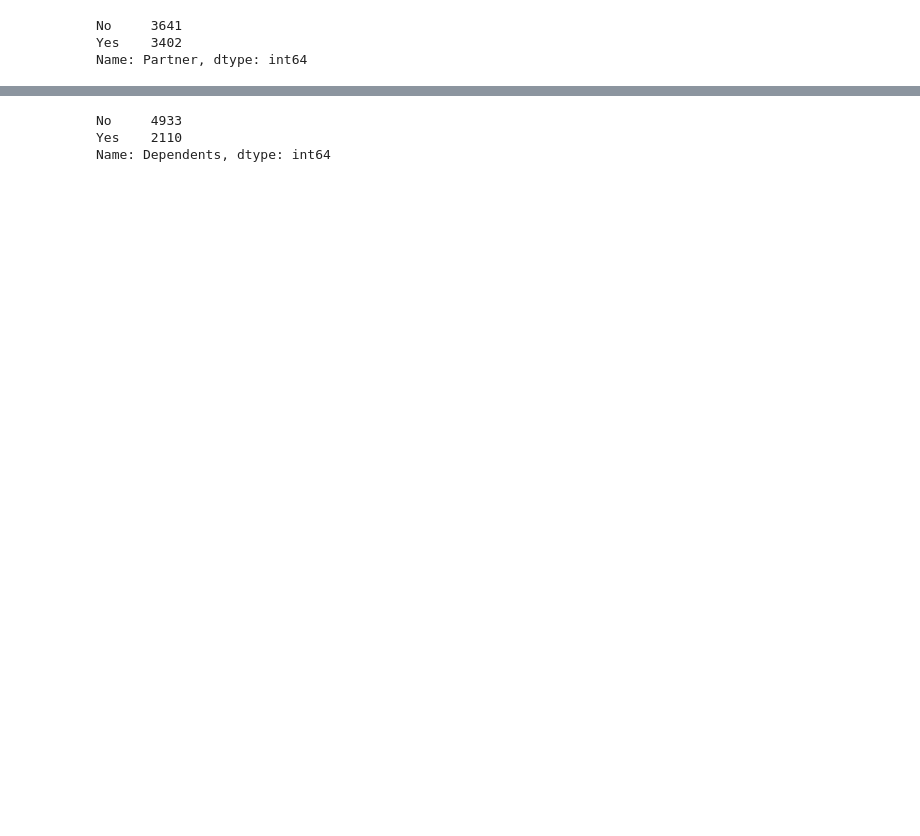
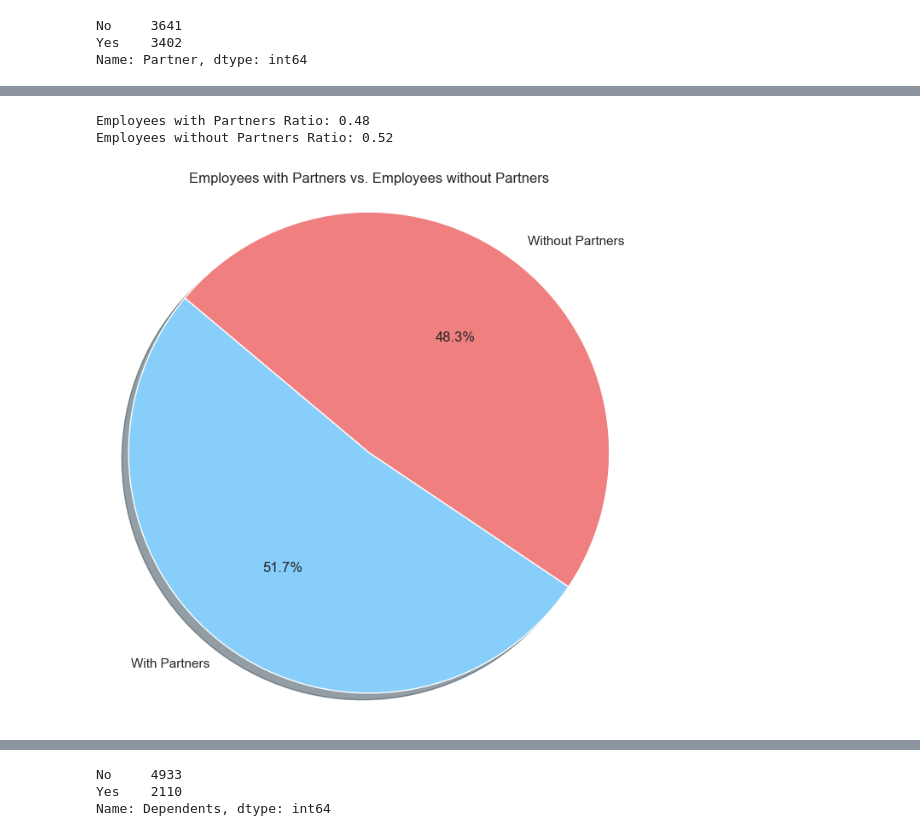
Before and after one commit to MrBinit/Supervised-Learning, a Jupyter notebook: logistic regression/b.ipynb, the cells around one changed output, grey strips where cells are left out. Drawn from its saved outputs; the diff is of its cells as text; code cells hidden in the pictures; blank space fills up the shorter version.

```diff
--- a/logistic regression/b.ipynb
+++ b/logistic regression/b.ipynb
@@ -173,3 +246,11 @@ df.Partner.value_counts()
 No     3641
 Yes    3402
 Name: Partner, dtype: int64
+# %%
+def Partner (x):
+    if x == 'No':
+        return 'no_partner'
+    else:
+        return 'yes_partner'
+df['Partner'] = df['Partner'].apply(Partner)
+df
@@ -175,0 +271,20 @@ Name: Partner, dtype: int64
+# %%
+partner_counts = df.Partner.value_counts()
+with_partner_ratio = partner_counts['yes_partner'] / (partner_counts['yes_partner'] + partner_counts['no_partner'])
+without_partner_ratio = partner_counts['no_partner'] / (partner_counts['yes_partner'] + partner_counts['no_partner'])
+
+print(f"Employees with Partners Ratio: {with_partner_ratio:.2f}")
+print(f"Employees without Partners Ratio: {without_partner_ratio:.2f}")
+plt.figure(figsize=(8, 8))
+labels = ['With Partners', 'Without Partners']
+sizes = partner_counts.values
+colors = ['lightskyblue', 'lightcoral']
+
+plt.pie(sizes, labels=labels, colors=colors, autopct='%1.1f%%', shadow=True, startangle=140)
+plt.axis('equal')  # Equal aspect ratio ensures that pie is drawn as a circle.
+plt.title('Employees with Partners vs. Employees without Partners')
+plt.show()
+# %% [output]
+Employees with Partners Ratio: 0.48
+Employees without Partners Ratio: 0.52
+[figure, added]
```
Also changed, not shown: parts of 69 cells of this notebook.
